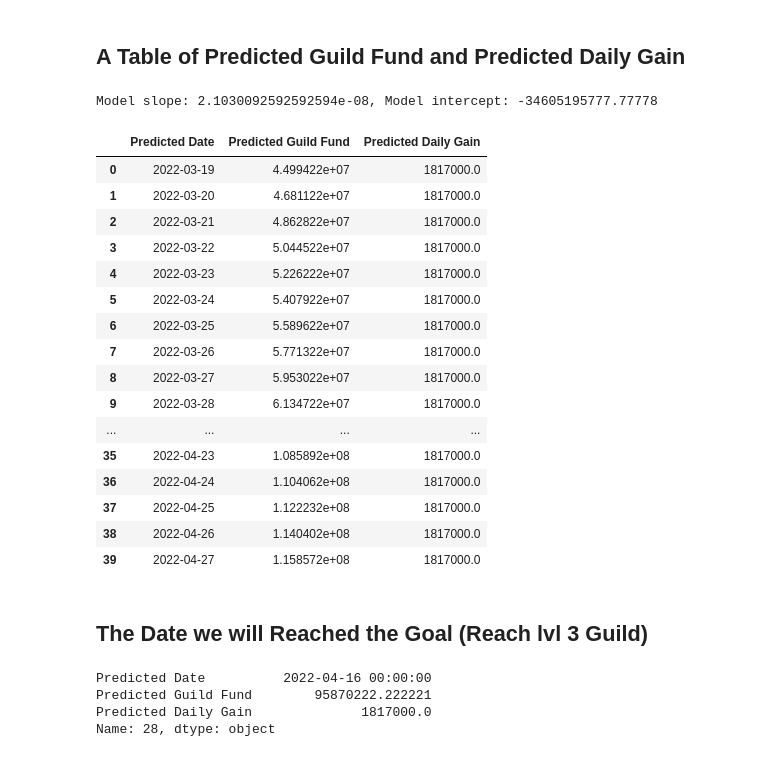
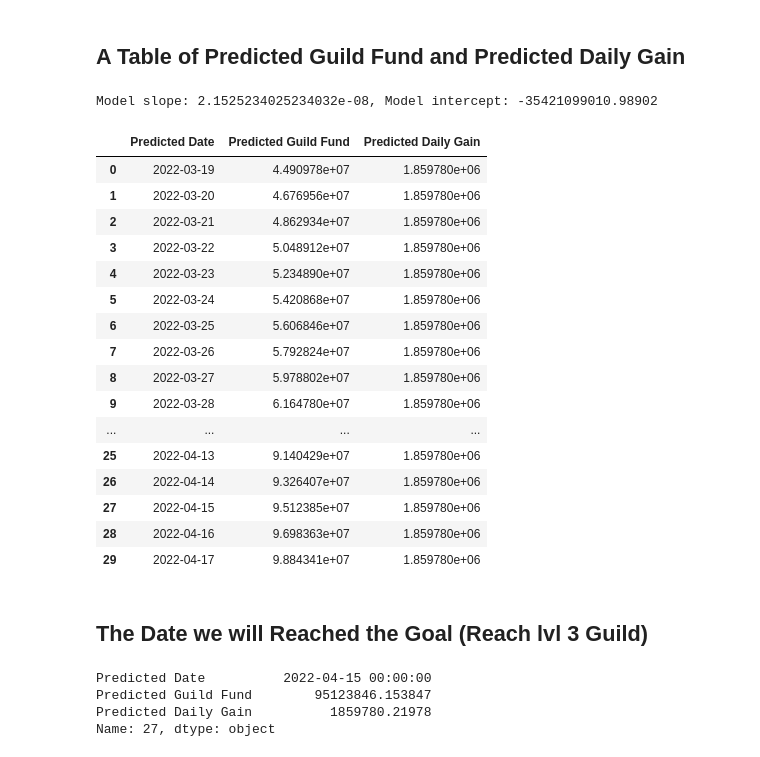
Before and after one commit to dlai211/personal, a Jupyter notebook: RO_genesis/Guild.ipynb, the cells around one changed output. Drawn from its saved outputs; the diff is of its cells as text; code cells hidden in the pictures.

```diff
--- a/RO_genesis/Guild.ipynb
+++ b/RO_genesis/Guild.ipynb
@@ -11,14 +11,24 @@ import pandas as pd
 # %% [markdown]
 ## Current Data I Collected
 # %%
-guild_fund = [6.091e7, 6.248e7, 6.388e7, 6.595e7, 6.771e7, 6.932e7, 7.127e7, 7.357e7, 7.531e7]
-guild_fund = [i-1.556e7 for i in guild_fund]
+guild_fund = [6.091e7, 6.248e7, 6.388e7, 6.595e7, 6.771e7, 6.932e7, 7.127e7, 7.357e7, 7.586e7]
+guild_fund_cont = [6.202e7, 6.372e7, 6.530e7, 6.694e7]
+
+guild_fund_fit = [i-1.556e7 for i in guild_fund]
+guild_fund_fit = guild_fund_fit + guild_fund_cont
+guild_fund = guild_fund + guild_fund_cont
+
 diff = np.diff(guild_fund).tolist()
+diff_fit = np.diff(guild_fund_fit).tolist()
+diff.insert(0,1.2e6)
+diff_fit.insert(0,1.2e6)
 num_day = len(guild_fund)
-diff.insert(0,1.2e6)
+
 data = {'Date': pd.date_range("3/19/2022", periods=num_day), 'Guild Fund': guild_fund, 'Daily Gain': diff}
+data_fit = {'Date': pd.date_range("3/19/2022", periods=num_day), 'Guild Fund': guild_fund_fit, 'Daily Gain': diff_fit}
 df = pd.DataFrame(data, index=None)
-df
+df_fit = pd.DataFrame(data_fit, index=None)
+df_fit
 # %% [output]
 |  | Date | Guild Fund | Daily Gain |
 | 0 | 2022-03-19 | 45350000.0 | 1200000.0 |
@@ -49,43 +63,43 @@ px.scatter(df, x="Date", y="Guild Fund", trendline="ols", trendline_scope="overa
 # %%
 from sklearn import linear_model
 
 reg = linear_model.LinearRegression()
-reg.fit(df['Date'].values.reshape(-1,1), df['Guild Fund'])
+reg.fit(df_fit['Date'].values.reshape(-1,1), df_fit['Guild Fund'])
 
 print(f'Model slope: {reg.coef_[0]}, Model intercept: {reg.intercept_}')
-date_pred = pd.date_range("3/19/2022", periods=40)
+date_pred = pd.date_range("3/19/2022", periods=30)
 y_pred = reg.predict(date_pred.values.astype(float).reshape(-1,1))
 diff_pred = np.diff(y_pred).tolist()
 diff_pred = np.ones(len(y_pred))*diff_pred[0]
 
 pred = pd.DataFrame({'Predicted Date': date_pred, 'Predicted Guild Fund': y_pred, 'Predicted Daily Gain': diff_pred})
 pred
 # %% [output]
-Model slope: 2.1030092592592594e-08, Model intercept: -34605195777.77778
+Model slope: 2.1525234025234032e-08, Model intercept: -35421099010.98902
 |  | Predicted Date | Predicted Guild Fund | Predicted Daily Gain |
-| 0 | 2022-03-19 | 4.499422e+07 | 1817000.0 |
-| 1 | 2022-03-20 | 4.681122e+07 | 1817000.0 |
-| 2 | 2022-03-21 | 4.862822e+07 | 1817000.0 |
-| 3 | 2022-03-22 | 5.044522e+07 | 1817000.0 |
-| 4 | 2022-03-23 | 5.226222e+07 | 1817000.0 |
-| 5 | 2022-03-24 | 5.407922e+07 | 1817000.0 |
-| 6 | 2022-03-25 | 5.589622e+07 | 1817000.0 |
-| 7 | 2022-03-26 | 5.771322e+07 | 1817000.0 |
-| 8 | 2022-03-27 | 5.953022e+07 | 1817000.0 |
-| 9 | 2022-03-28 | 6.134722e+07 | 1817000.0 |
+| 0 | 2022-03-19 | 4.490978e+07 | 1.859780e+06 |
+| 1 | 2022-03-20 | 4.676956e+07 | 1.859780e+06 |
+| 2 | 2022-03-21 | 4.862934e+07 | 1.859780e+06 |
+| 3 | 2022-03-22 | 5.048912e+07 | 1.859780e+06 |
+| 4 | 2022-03-23 | 5.234890e+07 | 1.859780e+06 |
+| 5 | 2022-03-24 | 5.420868e+07 | 1.859780e+06 |
+| 6 | 2022-03-25 | 5.606846e+07 | 1.859780e+06 |
+| 7 | 2022-03-26 | 5.792824e+07 | 1.859780e+06 |
+| 8 | 2022-03-27 | 5.978802e+07 | 1.859780e+06 |
+| 9 | 2022-03-28 | 6.164780e+07 | 1.859780e+06 |
 | ... | ... | ... | ... |
-| 35 | 2022-04-23 | 1.085892e+08 | 1817000.0 |
-| 36 | 2022-04-24 | 1.104062e+08 | 1817000.0 |
-| 37 | 2022-04-25 | 1.122232e+08 | 1817000.0 |
-| 38 | 2022-04-26 | 1.140402e+08 | 1817000.0 |
-| 39 | 2022-04-27 | 1.158572e+08 | 1817000.0 |
+| 25 | 2022-04-13 | 9.140429e+07 | 1.859780e+06 |
+| 26 | 2022-04-14 | 9.326407e+07 | 1.859780e+06 |
+| 27 | 2022-04-15 | 9.512385e+07 | 1.859780e+06 |
+| 28 | 2022-04-16 | 9.698363e+07 | 1.859780e+06 |
+| 29 | 2022-04-17 | 9.884341e+07 | 1.859780e+06 |
 # %% [markdown]
 ## The Date we will Reached the Goal (Reach lvl 3 Guild)
 # %%
 goal = 9.459e7
 pred.iloc[pred[pred['Predicted Guild Fund'].gt(goal)].index[0]]
 # %% [output]
-Predicted Date          2022-04-16 00:00:00
-Predicted Guild Fund        95870222.222221
-Predicted Daily Gain              1817000.0
-Name: 28, dtype: object
+Predicted Date          2022-04-15 00:00:00
+Predicted Guild Fund        95123846.153847
+Predicted Daily Gain          1859780.21978
+Name: 27, dtype: object
```
Also changed, not shown: parts of 2 cells of this notebook.
